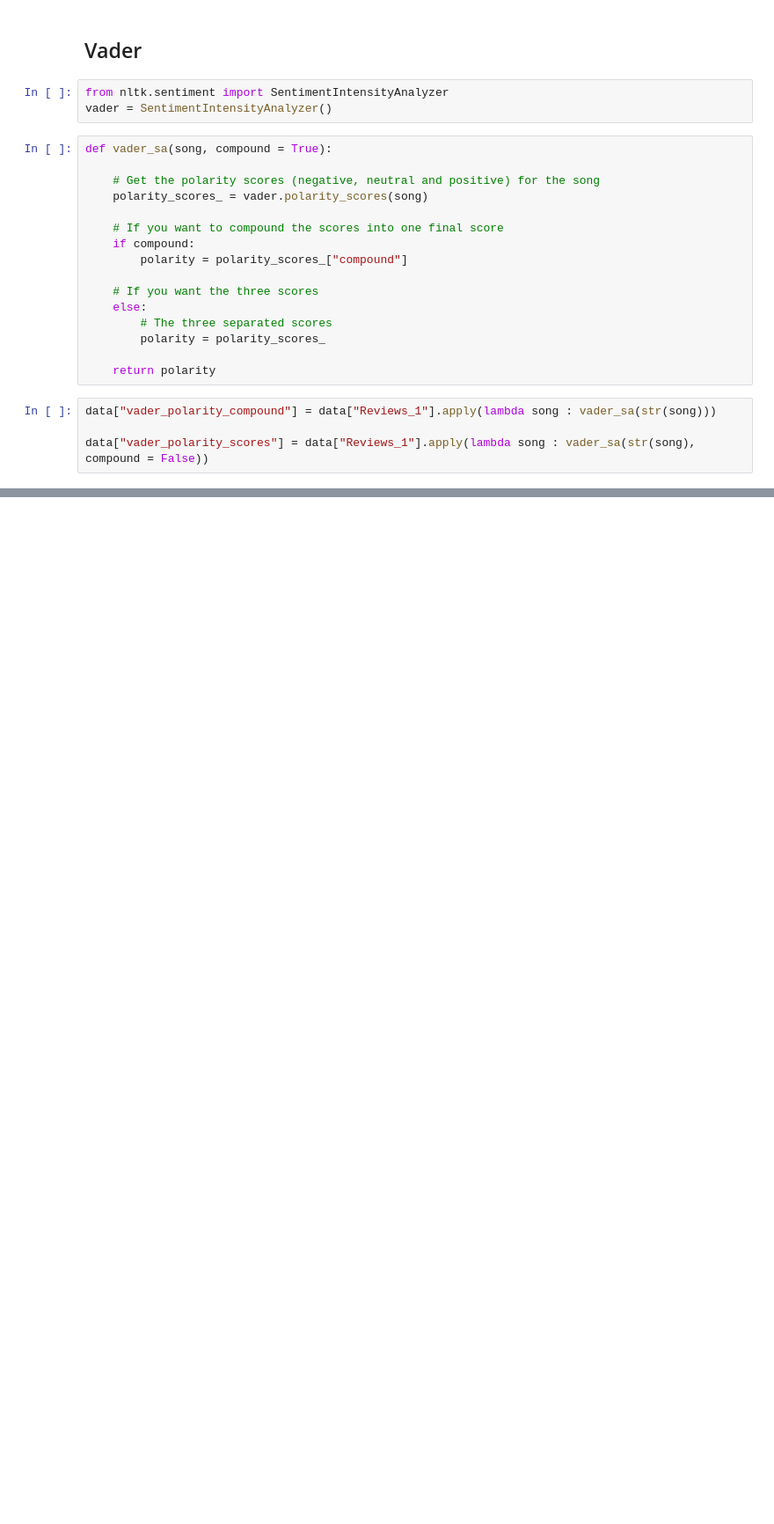
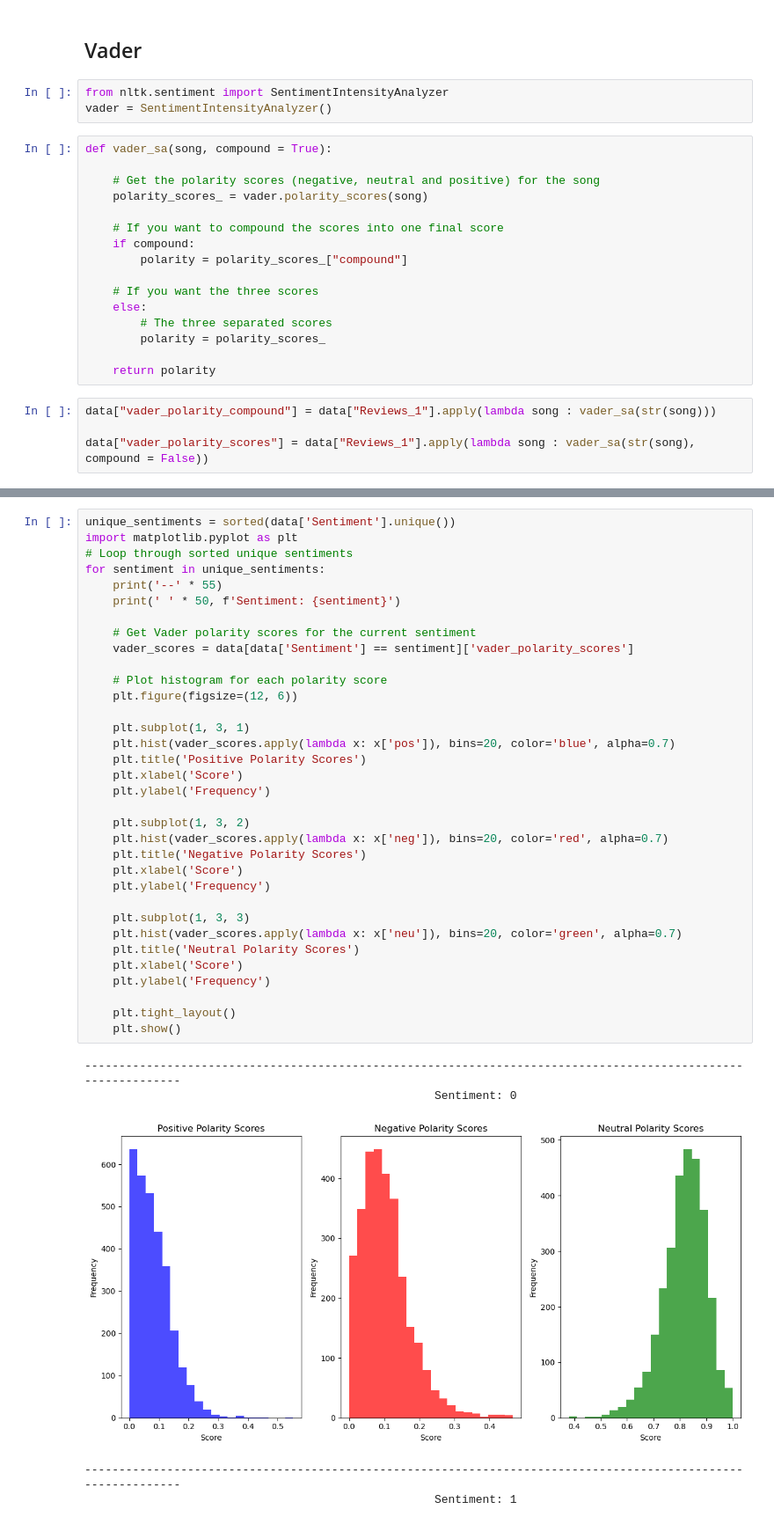
Before and after one commit to yeozs/MannheimDMProject, a Jupyter notebook: preprocessing_ant.ipynb, the cells around one changed output, grey strips where cells are left out. Shown at 88% size. Cells and saved outputs as stored; diff of their text form; blank space fills up the shorter version.

```diff
--- a/preprocessing_ant.ipynb
+++ b/preprocessing_ant.ipynb
@@ -233,0 +366,40 @@ for tag in unique_tags:
+# %%
+unique_sentiments = sorted(data['Sentiment'].unique())
+import matplotlib.pyplot as plt
+# Loop through sorted unique sentiments
+for sentiment in unique_sentiments:
+    print('--' * 55)
+    print(' ' * 50, f'Sentiment: {sentiment}')
+
+    # Get Vader polarity scores for the current sentiment
+    vader_scores = data[data['Sentiment'] == sentiment]['vader_polarity_scores']
+
+    # Plot histogram for each polarity score
+    plt.figure(figsize=(12, 6))
+
+    plt.subplot(1, 3, 1)
+    plt.hist(vader_scores.apply(lambda x: x['pos']), bins=20, color='blue', alpha=0.7)
+    plt.title('Positive Polarity Scores')
+    plt.xlabel('Score')
+    plt.ylabel('Frequency')
+
+    plt.subplot(1, 3, 2)
+    plt.hist(vader_scores.apply(lambda x: x['neg']), bins=20, color='red', alpha=0.7)
+    plt.title('Negative Polarity Scores')
+    plt.xlabel('Score')
+    plt.ylabel('Frequency')
+
+    plt.subplot(1, 3, 3)
+    plt.hist(vader_scores.apply(lambda x: x['neu']), bins=20, color='green', alpha=0.7)
+    plt.title('Neutral Polarity Scores')
+    plt.xlabel('Score')
+    plt.ylabel('Frequency')
+
+    plt.tight_layout()
+    plt.show()
+# %% [output]
+--------------------------------------------------------------------------------------------------------------
+                                                   Sentiment: 0
+[figure, added]
+--------------------------------------------------------------------------------------------------------------
+                                                   Sentiment: 1
```
Also changed, not shown: parts of 28 cells of this notebook, 1 other file.
